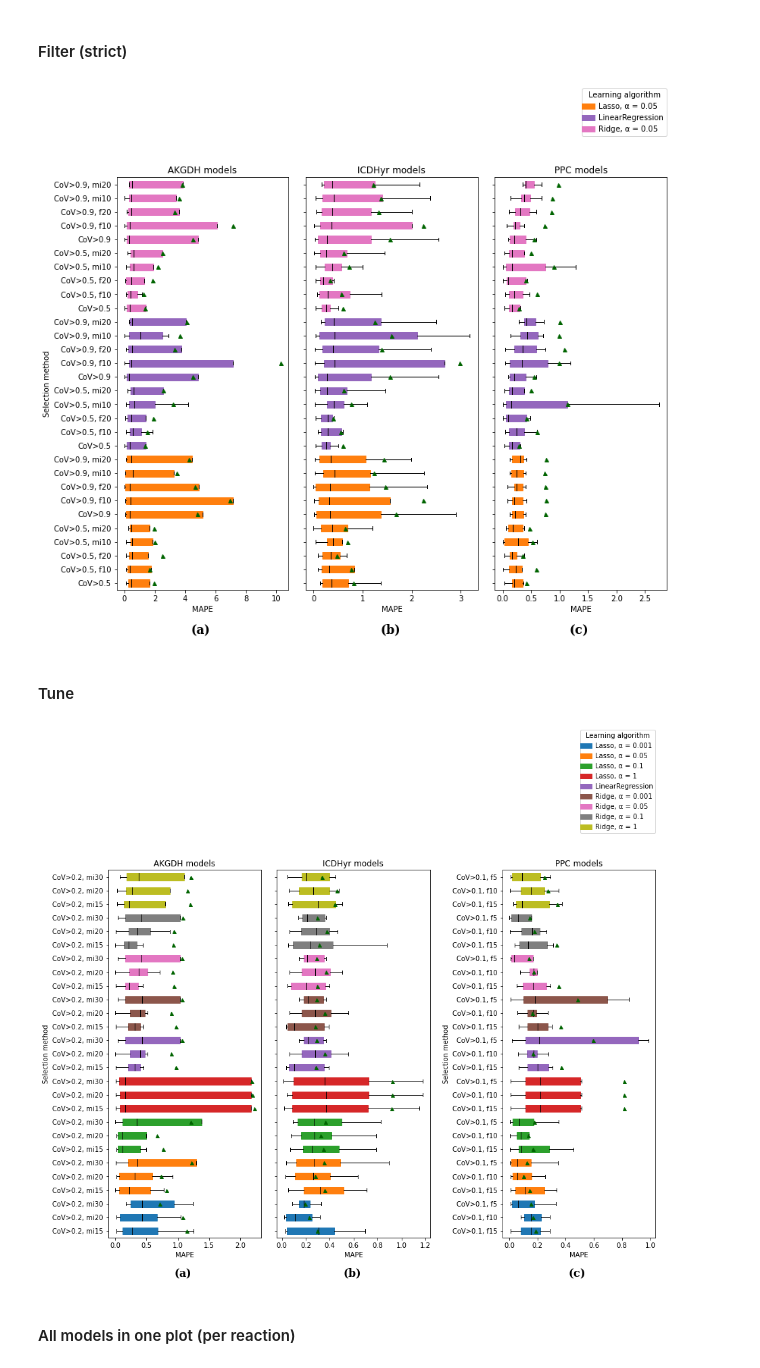
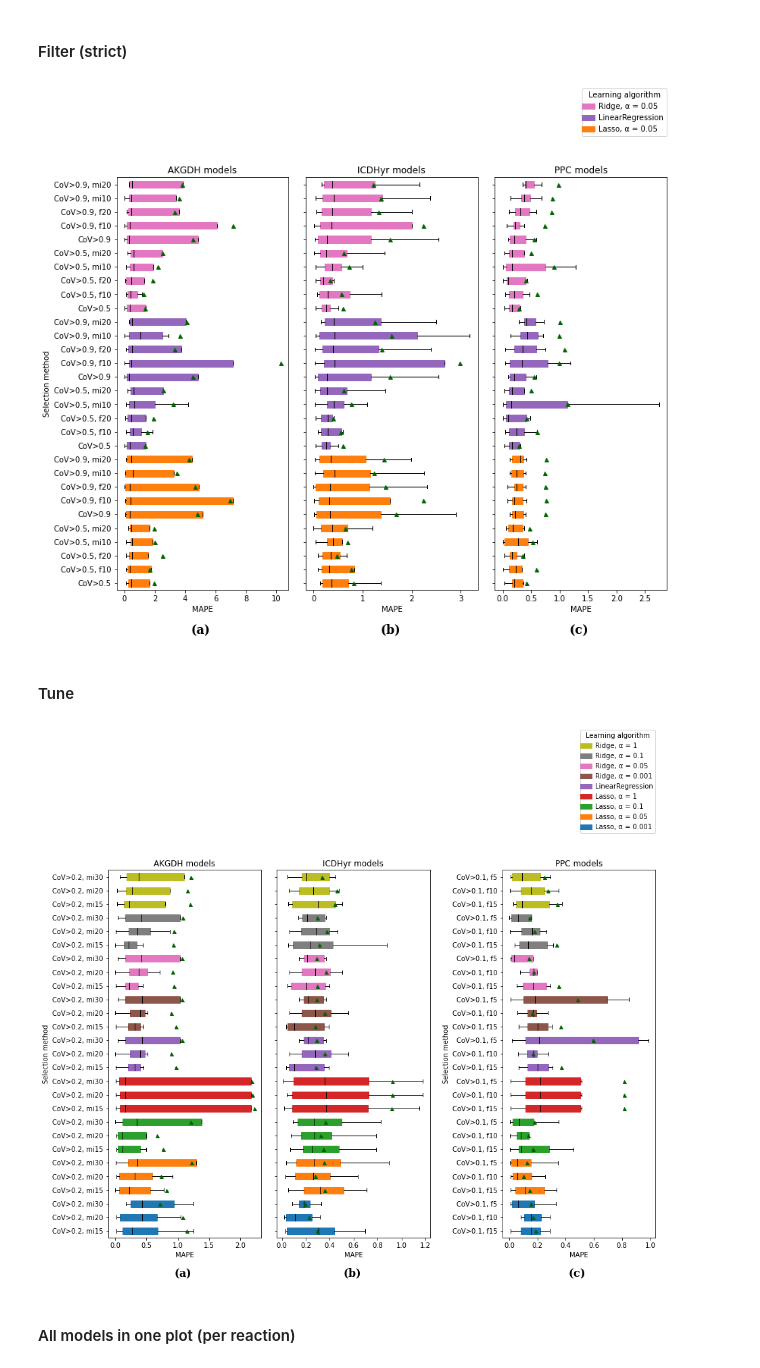
Before and after one commit to van-Eggelen/master-thesis-NTNU, a Jupyter notebook: Machine_learning/compare_models.ipynb, the cells around one changed output. Saved outputs shown, nothing was run; the diff lists cells and outputs as text; code cells hidden in the pictures.

Commit message:
Flipped order in legend of box plots to match order in plot (other figures were just generated over again when running the Notebook, so no changes to them except meta data)

```diff
--- a/Machine_learning/compare_models.ipynb
+++ b/Machine_learning/compare_models.ipynb
@@ -884,8 +884,8 @@ for target, ax in zip(plot_order_plots, fig.axes):
 custom_lines = []
 explanation = []
 for group, color in zip(plot_order_groups, colors):
-    custom_lines.append(Line2D([0], [0], color=color, lw=8))
-    explanation.append(group)
+    custom_lines.insert(0,Line2D([0], [0], color=color, lw=8))
+    explanation.insert(0,group)
 
 #prettier names
 explanation = [s.replace('_a', ', α = ') for s in explanation]
@@ -1053,8 +1053,8 @@ for target, ax in zip(plot_order_plots, fig.axes):
 custom_lines = []
 explanation = []
 for group, color in zip(plot_order_groups, colors):
-    custom_lines.append(Line2D([0], [0], color=color, lw=8))
-    explanation.append(group)
+    custom_lines.insert(0,Line2D([0], [0], color=color, lw=8))
+    explanation.insert(0,group)
 
 #prettier names
 explanation = [s.replace('lr', 'LinearRegression') for s in explanation]
@@ -1220,8 +1220,8 @@ for target, ax in zip(plot_order_plots, fig.axes):
 custom_lines = []
 explanation = []
 for group, color in zip(plot_order_groups, colors):
-    custom_lines.append(Line2D([0], [0], color=color, lw=8))
-    explanation.append(group)
+    custom_lines.insert(0,Line2D([0], [0], color=color, lw=8))
+    explanation.insert(0,group)
 
 #prettier names
 explanation = [s.replace('_a', ', α = ') for s in explanation]
@@ -1273,7 +1273,7 @@ plt.savefig('%s%s.%s' % (folder_path_figures, figure_name, figure_format),
 plt.show()
 plt.close()
 # %% [output]
-[figure, old version]
+[figure, new version]
 # %% [markdown]
 #### Tune
 # %%
@@ -1395,8 +1395,8 @@ for target, ax in zip(plot_order_plots, fig.axes):
 custom_lines = []
 explanation = []
 for group, color in zip(plot_order_groups, colors):
-    custom_lines.append(Line2D([0], [0], color=color, lw=8))
-    explanation.append(group)
+    custom_lines.insert(0,Line2D([0], [0], color=color, lw=8))
+    explanation.insert(0,group)
 
 #prettier names
 explanation = [s.replace('_a', ', α = ') for s in explanation]
@@ -1427,34 +1427,34 @@ for ax, plot_number, plot_caption in zip(fig.axes, plot_numbers, plot_captions):
     ax.text(.43, -.08,
             plot_number + ' ' + plot_caption,
             transform=ax.transAxes,
             fontsize=16,
             family = 'serif',
             fontname = 'Charter',
             va='top',
             #fontweight = 'bold',
            )
 #--------------------------------- Title placement and spacing ------------
 
 #plt.suptitle(suptitle, fontweight='bold', y = 0.97)
 wspace = 0.1 if sharey else 0.5
 plt.subplots_adjust(wspace=wspace, hspace=0.4) #width and height spacing
 
 #if sharing axes, need to push PPC further away because of a new set of tick labels
 if (sharey):
     pos = axes[2].get_position()
     new_pos = [pos.x0 + 0.09, pos.y0, pos.width, pos.height]
     axes[2].set_position(new_pos)
 
 plt.savefig('%s%s.%s' % (folder_path_figures, figure_name, figure_format),
             format=figure_format,
             dpi=200,
             bbox_inches = 'tight', #include the legend
             facecolor='white',
             )
 plt.show()
 plt.close()
 # %% [output]
-[figure, old version]
+[figure, new version]
 # %% [markdown]
 #### All models in one plot (per reaction)
 # %%
```
Also changed, not shown: parts of 2 cells of this notebook, 20 other files.
